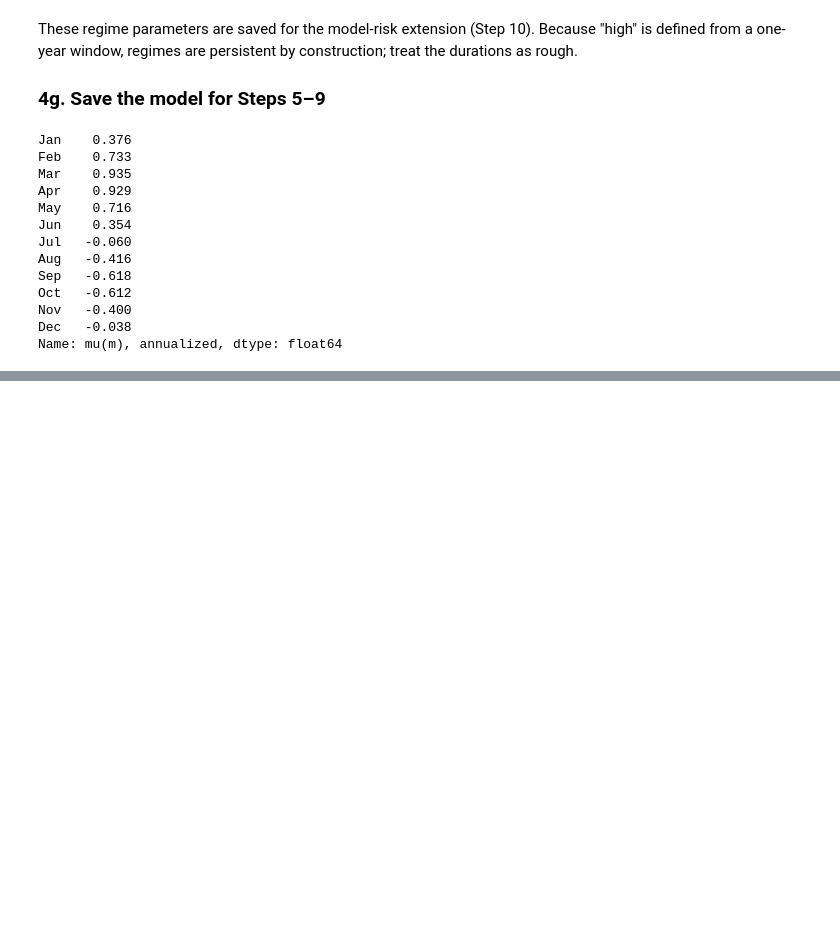
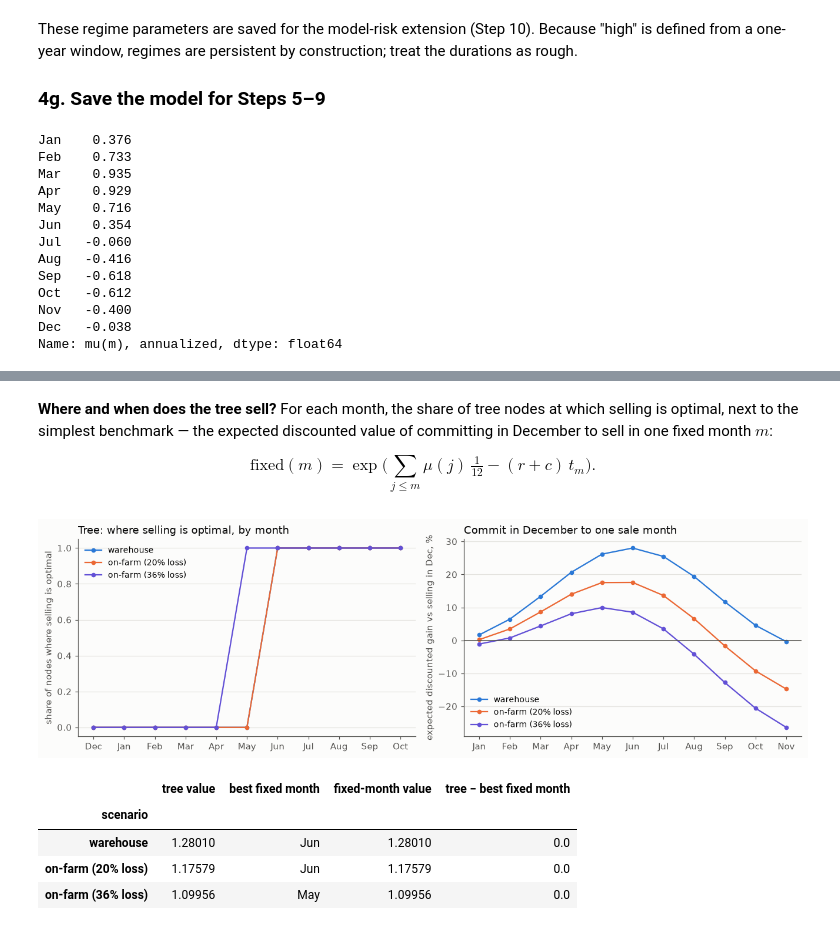
Before and after one commit to thummim-mekuria/erdos_project, a Jupyter notebook: maize_storage_option.ipynb, the cells around one changed output, grey strips where cells are left out. Drawn from its saved outputs; the diff is of its cells as text; code cells hidden in the pictures; blank space fills up the shorter version.

```diff
--- a/maize_storage_option.ipynb
+++ b/maize_storage_option.ipynb
@@ -565,0 +716,39 @@ backtest; sensitivities.
+# %% [markdown]
+**Where and when does the tree sell?** For each month, the share of tree nodes at which
+selling is optimal, next to the simplest benchmark — the expected discounted value of
+committing in December to sell in one fixed month $m$:
+
+$$ \text{fixed}(m) = \exp\Big(\sum_{j \le m} \mu(j)\,\tfrac{1}{12} - (r + c)\,t_m\Big). $$
+# %%
+k = 8
+fig, axes = plt.subplots(1, 2, figsize=(12, 3.8))
+summary = []
+for (name, c), col in zip(SCENARIOS.items(), [BLUE, ORANGE, VIOLET]):
+    v, ex = store_value(c["fee"], c["loss"], k=k)
+    # nodes at month-end i*k (i = 1..H-1) and the decision at December itself (i = 0)
+    share = [len(ex[i * k]) / (i * k + 1) for i in range(H)]
+    tm = np.arange(1, H + 1) / 12
+    fixed = np.exp(np.cumsum(mu[SELL_MONTHS].values / 12) - (R_LOAN + c["fee"] + c["loss"]) * tm)
+    axes[0].plot(range(H), share, "o-", color=col, ms=4, label=name)
+    axes[1].plot(range(1, H + 1), 100 * (fixed - 1), "o-", color=col, ms=4, label=name)
+    best = int(np.argmax(fixed))
+    summary.append({"scenario": name, "tree value": v, "best fixed month": SELL_MONTHS[best],
+                    "fixed-month value": fixed[best], "tree − best fixed month": v - fixed[best]})
+axes[0].set_xticks(range(H), ["Dec"] + SELL_MONTHS[:H - 1])
+axes[0].set_ylabel("share of nodes where selling is optimal")
+axes[0].set_title("Tree: where selling is optimal, by month", loc="left", color=INK)
+axes[1].set_xticks(range(1, H + 1), SELL_MONTHS)
+axes[1].axhline(0, color=INK2, lw=1)
+axes[1].set_ylabel("expected discounted gain vs selling in Dec, %")
+axes[1].set_title("Commit in December to one sale month", loc="left", color=INK)
+for ax in axes:
+    ax.grid(axis="x", visible=False); ax.legend(frameon=False, fontsize=9)
+plt.tight_layout(); plt.show()
+pd.DataFrame(summary).set_index("scenario").round(5)
+# %% [output]
+[figure, added]
+|  | tree value | best fixed month | fixed-month value | tree − best fixed month |
+| scenario |  |  |  |  |
+| warehouse | 1.28010 | Jun | 1.28010 | 0.0 |
+| on-farm (20% loss) | 1.17579 | Jun | 1.17579 | 0.0 |
+| on-farm (36% loss) | 1.09956 | May | 1.09956 | 0.0 |
```
Also changed, not shown: parts of 14 cells of this notebook, 4 other files.
